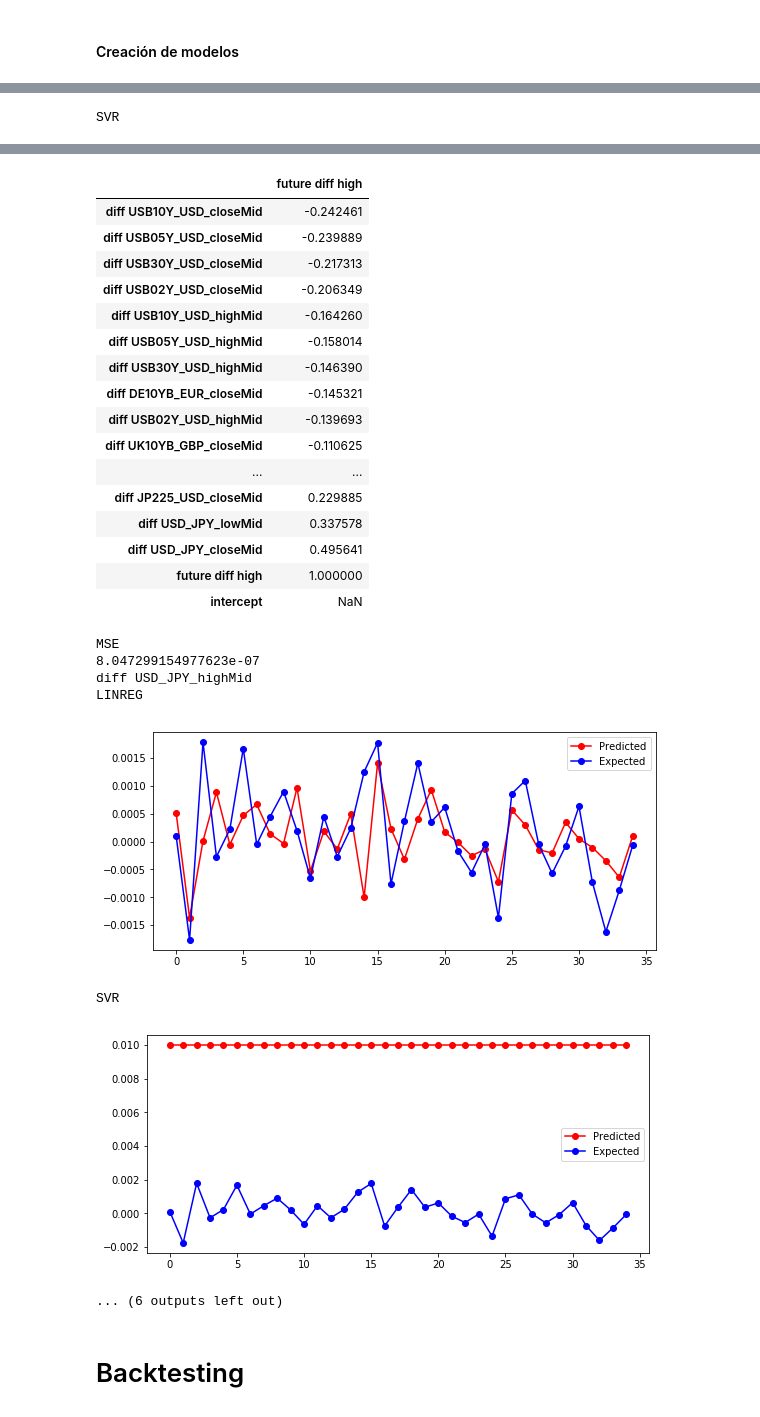
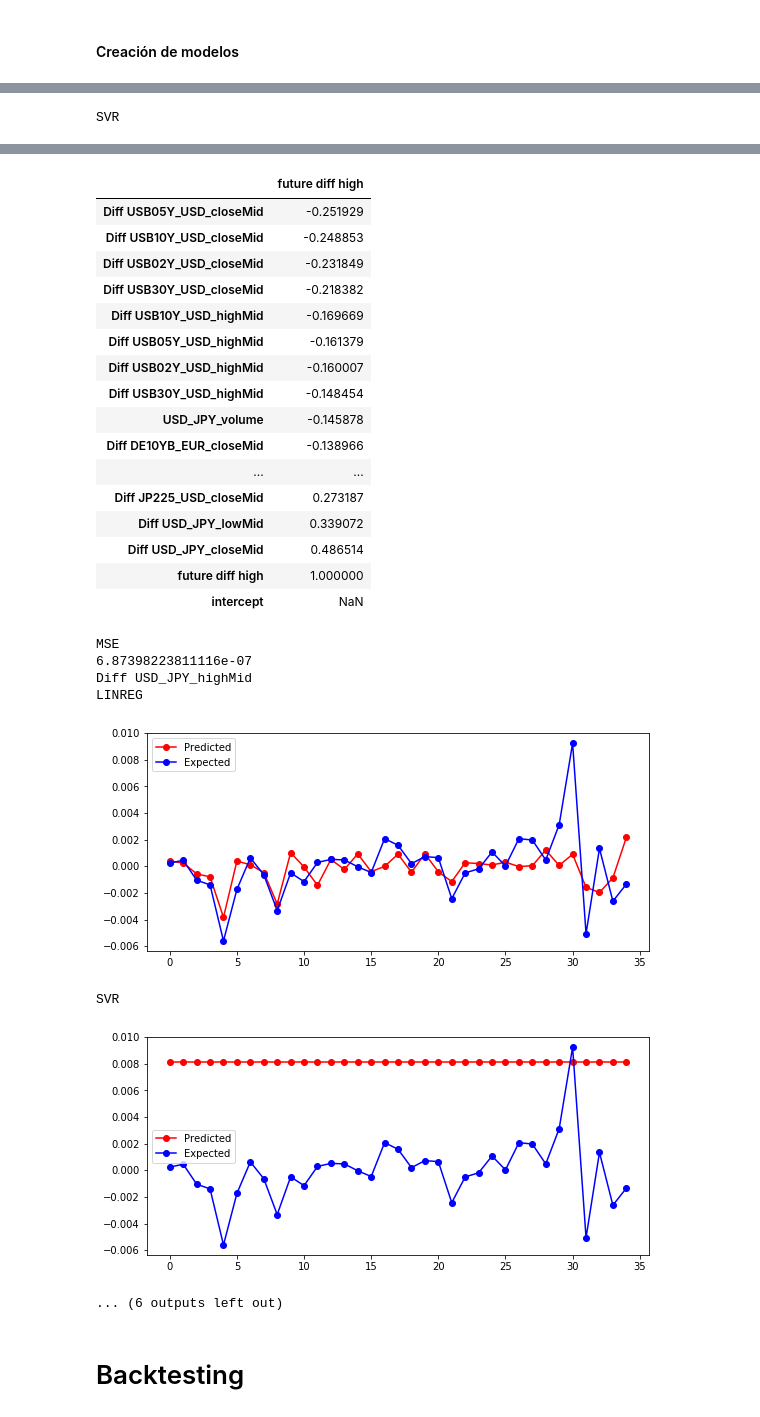
Before and after one commit to FranSerr/stock_prophets, a Jupyter notebook: Notebooks/FX3.ipynb, the cells around one changed output, grey strips where cells are left out. Drawn from its saved outputs; the diff is of its cells as text; code cells hidden in the pictures.

```diff
--- a/Notebooks/FX3.ipynb
+++ b/Notebooks/FX3.ipynb
@@ -537,0 +556,25 @@ df.head()
+# %%
+if pricediff:
+    dontdrop = ['Diff {}_closeMid'.format(response),
+                'Diff {}_highMid'.format(response),
+                'Diff {}_lowMid'.format(response)]
+else:
+    dontdrop = ['{}_closeMid'.format(response),
+                '{}_highMid'.format(response),
+                '{}_lowMid'.format(response)]
+
+dropping = [1, 2]
+
+dat = df.drop(dontdrop, axis=1)
+
+while len(dropping) >= 2:
+
+    vif = get_vif(dat)
+    svif = vif.sort_values('vif').reset_index(drop=True)
+    display(svif)
+    dropping = svif[svif['vif'] >= 100]
+    try:
+        vif_drops = list(dropping.sample(n=int(len(dropping)/2))['feature'].values)
+        dat = dat.drop(vif_drops, axis=1)
+    except:
+        display(svif)
@@ -538,3 +616,7 @@ df.head()
+# %%
+df['intercept'] = 1
+dfcols = list(dat.columns) + dontdrop
+df = df[dfcols]
 # %% [markdown]
 # Modelos
 # %% [markdown]
@@ -685,11 +785,19 @@ DF = df.copy()
 # %%
 if pricediff:
-    Actuals = ['diff USD_JPY_closeMid', 'diff USD_JPY_highMid', 'diff USD_JPY_lowMid']
-    Responses = ['future diff close', 'future diff high', 'future diff low']
+    Actuals = ['Diff {}_closeMid'.format(response),
+               'Diff {}_highMid'.format(response),
+               'Diff {}_lowMid'.format(response)]
 
+    Responses = ['future diff close',
+                 'future diff high',
+                 'future diff low']
 else:
-    Actuals = ['USD_JPY_closeMid', 'H', 'L']
-    Responses = ['future close', 'future high', 'future low']
+    Actuals = ['{}_closeMid'.format(response),
+               '{}_highMid'.format(response),
+               '{}_lowMid'.format(response)]
+    Responses = ['future close',
+                 'future high',
+                 'future low']
 
 intercept = True
 models = {}
@@ -768,27 +876,27 @@ SVR
 |  | future diff high |
-| diff USB10Y_USD_closeMid | -0.242461 |
-| diff USB05Y_USD_closeMid | -0.239889 |
-| diff USB30Y_USD_closeMid | -0.217313 |
-| diff USB02Y_USD_closeMid | -0.206349 |
-| diff USB10Y_USD_highMid | -0.164260 |
-| diff USB05Y_USD_highMid | -0.158014 |
-| diff USB30Y_USD_highMid | -0.146390 |
-| diff DE10YB_EUR_closeMid | -0.145321 |
-| diff USB02Y_USD_highMid | -0.139693 |
-| diff UK10YB_GBP_closeMid | -0.110625 |
+| Diff USB05Y_USD_closeMid | -0.251929 |
+| Diff USB10Y_USD_closeMid | -0.248853 |
+| Diff USB02Y_USD_closeMid | -0.231849 |
+| Diff USB30Y_USD_closeMid | -0.218382 |
+| Diff USB10Y_USD_highMid | -0.169669 |
+| Diff USB05Y_USD_highMid | -0.161379 |
+| Diff USB02Y_USD_highMid | -0.160007 |
+| Diff USB30Y_USD_highMid | -0.148454 |
+| USD_JPY_volume | -0.145878 |
+| Diff DE10YB_EUR_closeMid | -0.138966 |
 | ... | ... |
-| diff JP225_USD_closeMid | 0.229885 |
-| diff USD_JPY_lowMid | 0.337578 |
-| diff USD_JPY_closeMid | 0.495641 |
+| Diff JP225_USD_closeMid | 0.273187 |
+| Diff USD_JPY_lowMid | 0.339072 |
+| Diff USD_JPY_closeMid | 0.486514 |
 | future diff high | 1.000000 |
 | intercept | NaN |
 MSE
-8.047299154977623e-07
-diff USD_JPY_highMid
+6.87398223811116e-07
+Diff USD_JPY_highMid
 LINREG
-[figure, old version]
+[figure, new version]
 SVR
-[figure, old version]
+[figure, new version]
 ... (6 outputs left out)
 # %% [markdown]
 # Backtesting
```
Also changed, not shown: parts of 28 cells of this notebook.
